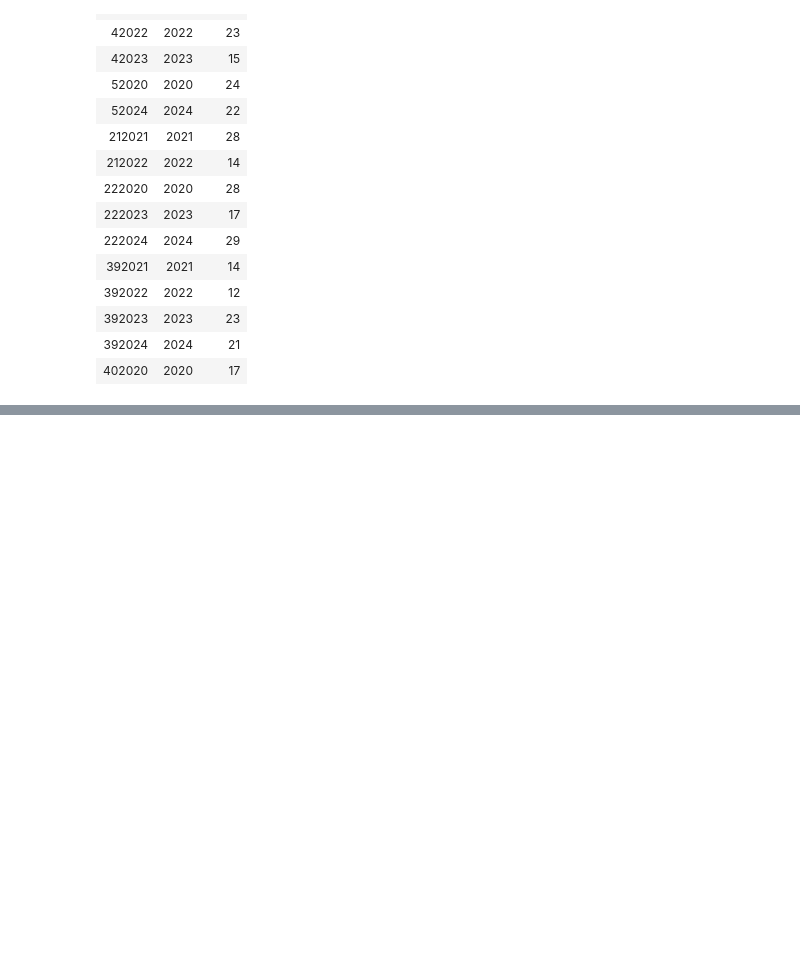
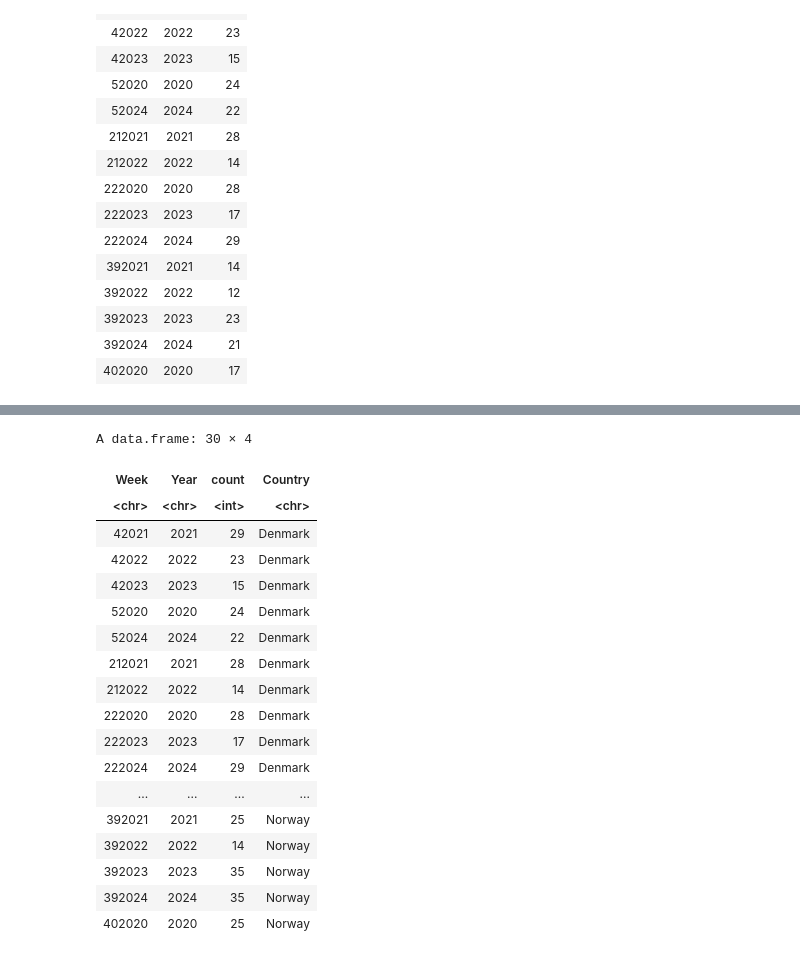
Before and after one commit to LiseFalden/CulturalDataScience, a Jupyter notebook: Coding Project.ipynb, the cells around one changed output, grey strips where cells are left out. Drawn from its saved outputs; the diff is of its cells as text; code cells hidden in the pictures; blank space fills up the shorter version.

```diff
--- a/Coding Project.ipynb
+++ b/Coding Project.ipynb
@@ -174,0 +218,4 @@ ggplot(just_womenD,
+# %%
+#Add country column to compare with Norway
+women_denmark <- data.frame(append(just_womenD, c(Country = 'Denmark'), after=3))
+women_denmark
@@ -191,21 +257,21 @@ N222024 <- read.csv("/work/CulturalDataScience/Norge Data/Norge Top Songs - 2024
 N392024 <- read.csv("/work/CulturalDataScience/Norge Data/Norge Top Songs - 2024-W39.csv")
 # %%
 # adding column with weekname and year
-N052020 <- data.frame(append(N052020, c(Week='05-2020', Year='2020'), after=1))
-N222020 <- data.frame(append(N222020, c(Week='22-2020', Year='2020'), after=1))
-N402020 <- data.frame(append(N402020, c(Week='40-2020', Year='2020'), after=1))
-N042021 <- data.frame(append(N042021, c(Week='04-2021', Year='2021'), after=1))
-N212021 <- data.frame(append(N212021, c(Week='21-2021', Year='2021'), after=1))
-N392021 <- data.frame(append(N392021, c(Week='39-2021', Year='2021'), after=1))
-N042022 <- data.frame(append(N042022, c(Week='04-2022', Year='2022'), after=1))
-N212022 <- data.frame(append(N212022, c(Week='21-2022', Year='2022'), after=1))
-N392022 <- data.frame(append(N392022, c(Week='39-2022', Year='2022'), after=1))
-N042023 <- data.frame(append(N042023, c(Week='04-2023', Year='2023'), after=1))
-N222023 <- data.frame(append(N222023, c(Week='22-2023', Year='2023'), after=1))
-N392023 <- data.frame(append(N392023, c(Week='39-2023', Year='2023'), after=1))
-N052024 <- data.frame(append(N052024, c(Week='05-2024', Year='2024'), after=1))
-N222024 <- data.frame(append(N222024, c(Week='22-2024', Year='2024'), after=1))
-N392024 <- data.frame(append(N392024, c(Week='39-2024', Year='2024'), after=1))
+N052020 <- data.frame(append(N052020, c(Week='052020', Year='2020'), after=1))
+N222020 <- data.frame(append(N222020, c(Week='222020', Year='2020'), after=1))
+N402020 <- data.frame(append(N402020, c(Week='402020', Year='2020'), after=1))
+N042021 <- data.frame(append(N042021, c(Week='042021', Year='2021'), after=1))
+N212021 <- data.frame(append(N212021, c(Week='212021', Year='2021'), after=1))
+N392021 <- data.frame(append(N392021, c(Week='392021', Year='2021'), after=1))
+N042022 <- data.frame(append(N042022, c(Week='042022', Year='2022'), after=1))
+N212022 <- data.frame(append(N212022, c(Week='212022', Year='2022'), after=1))
+N392022 <- data.frame(append(N392022, c(Week='392022', Year='2022'), after=1))
+N042023 <- data.frame(append(N042023, c(Week='042023', Year='2023'), after=1))
+N222023 <- data.frame(append(N222023, c(Week='222023', Year='2023'), after=1))
+N392023 <- data.frame(append(N392023, c(Week='392023', Year='2023'), after=1))
+N052024 <- data.frame(append(N052024, c(Week='052024', Year='2024'), after=1))
+N222024 <- data.frame(append(N222024, c(Week='222024', Year='2024'), after=1))
+N392024 <- data.frame(append(N392024, c(Week='392024', Year='2024'), after=1))
 # %%
 #Binding dataframes together
 
@@ -232,0 +358,4 @@ ERROR: Error: object 'Norge2' not found
+# %%
+#Add country column to compare with Denmark
+women_norway <- data.frame(append(just_womenN, c(Country = 'Norway'), after=3))
+women_norway
@@ -232,0 +381,23 @@ ERROR: Error: object 'Norge2' not found
+# %%
+DenmarkNorway <- rbind(women_denmark,women_norway)
+DenmarkNorway
+# %% [output]
+A data.frame: 30 × 4
+| Week | Year | count | Country |
+| <chr> | <chr> | <int> | <chr> |
+| 42021 | 2021 | 29 | Denmark |
+| 42022 | 2022 | 23 | Denmark |
+| 42023 | 2023 | 15 | Denmark |
+| 52020 | 2020 | 24 | Denmark |
+| 52024 | 2024 | 22 | Denmark |
+| 212021 | 2021 | 28 | Denmark |
+| 212022 | 2022 | 14 | Denmark |
+| 222020 | 2020 | 28 | Denmark |
+| 222023 | 2023 | 17 | Denmark |
+| 222024 | 2024 | 29 | Denmark |
+| ... | ... | ... | ... |
+| 392021 | 2021 | 25 | Norway |
+| 392022 | 2022 | 14 | Norway |
+| 392023 | 2023 | 35 | Norway |
+| 392024 | 2024 | 35 | Norway |
+| 402020 | 2020 | 25 | Norway |
```
Also changed, not shown: parts of 18 cells of this notebook, 1 other file.
